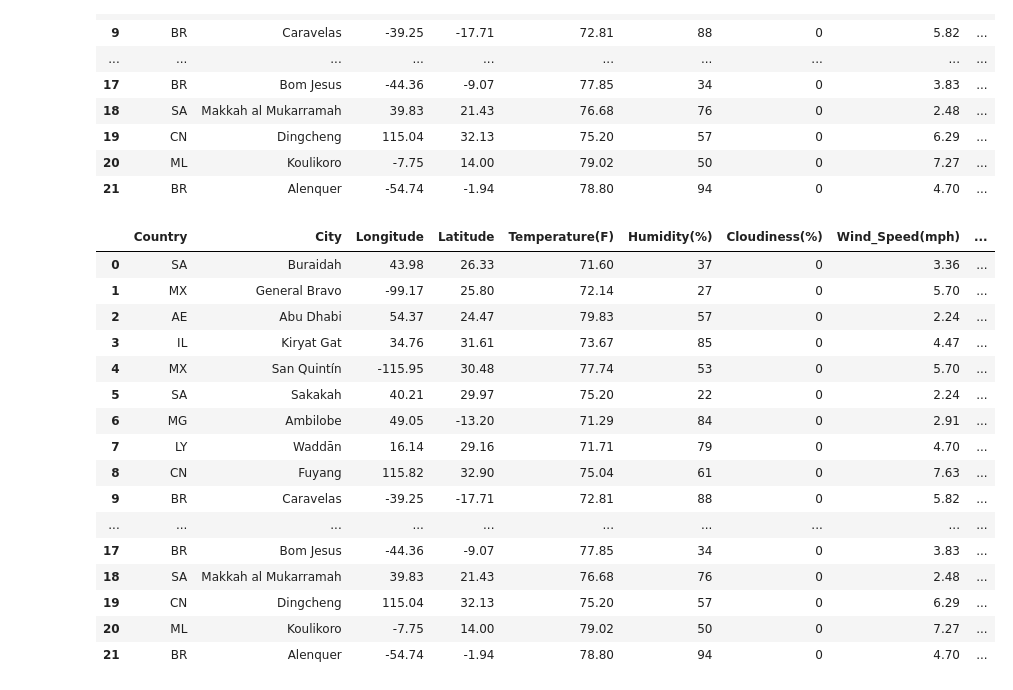
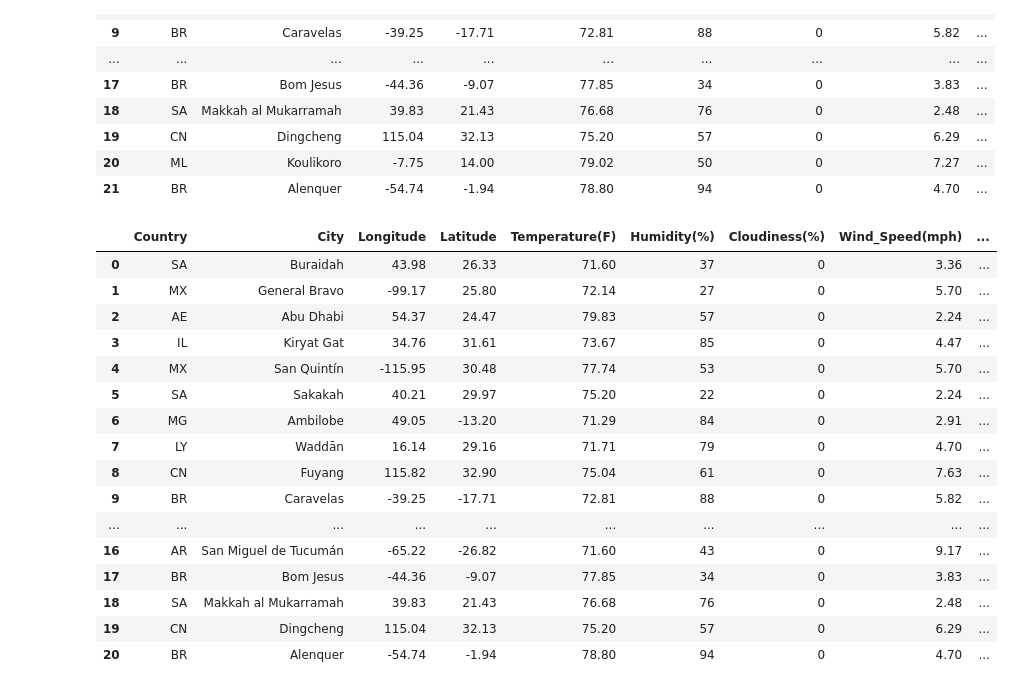
Before and after one commit to sasithwij/python-api-challenge, a Jupyter notebook: VacationPy.ipynb, the cells around one changed output. Cells and saved outputs as stored; diff of their text form; code cells hidden in the pictures.

```diff
--- a/VacationPy.ipynb
+++ b/VacationPy.ipynb
@@ -172,7 +172,7 @@ ideal_city_data
 base_url = "https://maps.googleapis.com/maps/api/place/nearbysearch/json"
 params = {
     "rankby": "distance",
-    "type": "hotel",
+    "type": "lodging",
     "key": gkey,
 }
 # use iterrows to iterate through pandas dataframe
@@ -185,38 +185,42 @@ for index, row in ideal_city_data.iterrows():
 
     # add keyword to params dict
     params['location'] = f"{lat},{long}"
 
     # assemble url and make API request
     response = requests.get(base_url, params=params).json()
 
     # extract results
     results = response['results']
 
     try:
         ideal_city_data.loc[index, 'Hotel Name'] = results[0]['name']
 
     except (KeyError, IndexError):
         pass
 
+
+#Drop empty hotel name row/s
+ideal_city_data = ideal_city_data[ideal_city_data["Hotel Name"].astype(bool)]
+ideal_city_data = ideal_city_data.reset_index(drop = True)
 ideal_city_data
 # %% [output]
 |  | Country | City | Longitude | Latitude | Temperature(F) | Humidity(%) | Cloudiness(%) | Wind_Speed(mph) | ... |
 | 0 | SA | Buraidah | 43.98 | 26.33 | 71.60 | 37 | 0 | 3.36 | ... |
 | 1 | MX | General Bravo | -99.17 | 25.80 | 72.14 | 27 | 0 | 5.70 | ... |
 | 2 | AE | Abu Dhabi | 54.37 | 24.47 | 79.83 | 57 | 0 | 2.24 | ... |
 | 3 | IL | Kiryat Gat | 34.76 | 31.61 | 73.67 | 85 | 0 | 4.47 | ... |
 | 4 | MX | San Quintín | -115.95 | 30.48 | 77.74 | 53 | 0 | 5.70 | ... |
 | 5 | SA | Sakakah | 40.21 | 29.97 | 75.20 | 22 | 0 | 2.24 | ... |
 | 6 | MG | Ambilobe | 49.05 | -13.20 | 71.29 | 84 | 0 | 2.91 | ... |
 | 7 | LY | Waddān | 16.14 | 29.16 | 71.71 | 79 | 0 | 4.70 | ... |
 | 8 | CN | Fuyang | 115.82 | 32.90 | 75.04 | 61 | 0 | 7.63 | ... |
 | 9 | BR | Caravelas | -39.25 | -17.71 | 72.81 | 88 | 0 | 5.82 | ... |
 | ... | ... | ... | ... | ... | ... | ... | ... | ... | ... |
+| 16 | AR | San Miguel de Tucumán | -65.22 | -26.82 | 71.60 | 43 | 0 | 9.17 | ... |
 | 17 | BR | Bom Jesus | -44.36 | -9.07 | 77.85 | 34 | 0 | 3.83 | ... |
 | 18 | SA | Makkah al Mukarramah | 39.83 | 21.43 | 76.68 | 76 | 0 | 2.48 | ... |
 | 19 | CN | Dingcheng | 115.04 | 32.13 | 75.20 | 57 | 0 | 6.29 | ... |
-| 20 | ML | Koulikoro | -7.75 | 14.00 | 79.02 | 50 | 0 | 7.27 | ... |
-| 21 | BR | Alenquer | -54.74 | -1.94 | 78.80 | 94 | 0 | 4.70 | ... |
+| 20 | BR | Alenquer | -54.74 | -1.94 | 78.80 | 94 | 0 | 4.70 | ... |
 # %%
 # NOTE: Do not change any of the code in this cell
 
```
Also changed, not shown: parts of 1 cell of this notebook.
